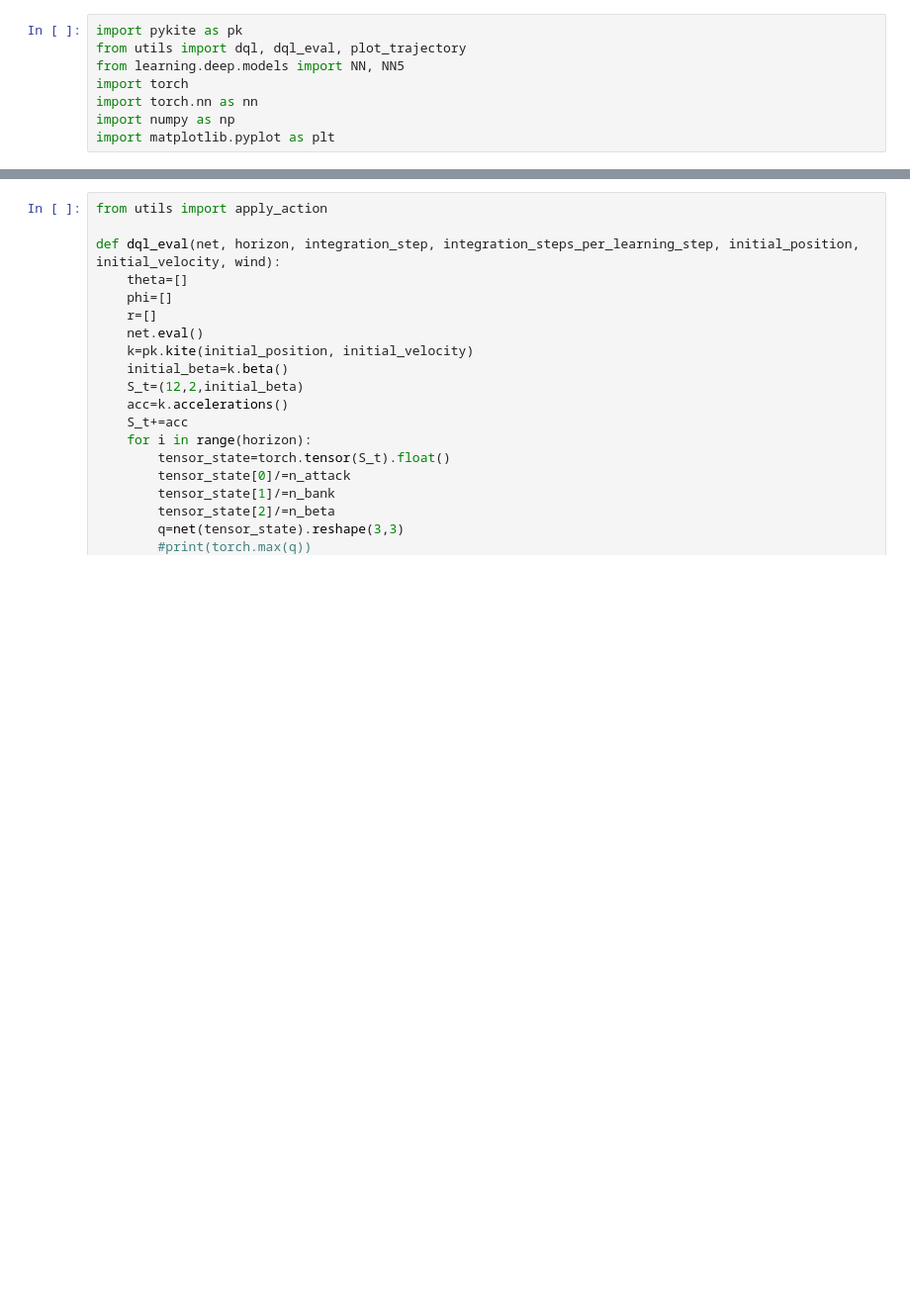
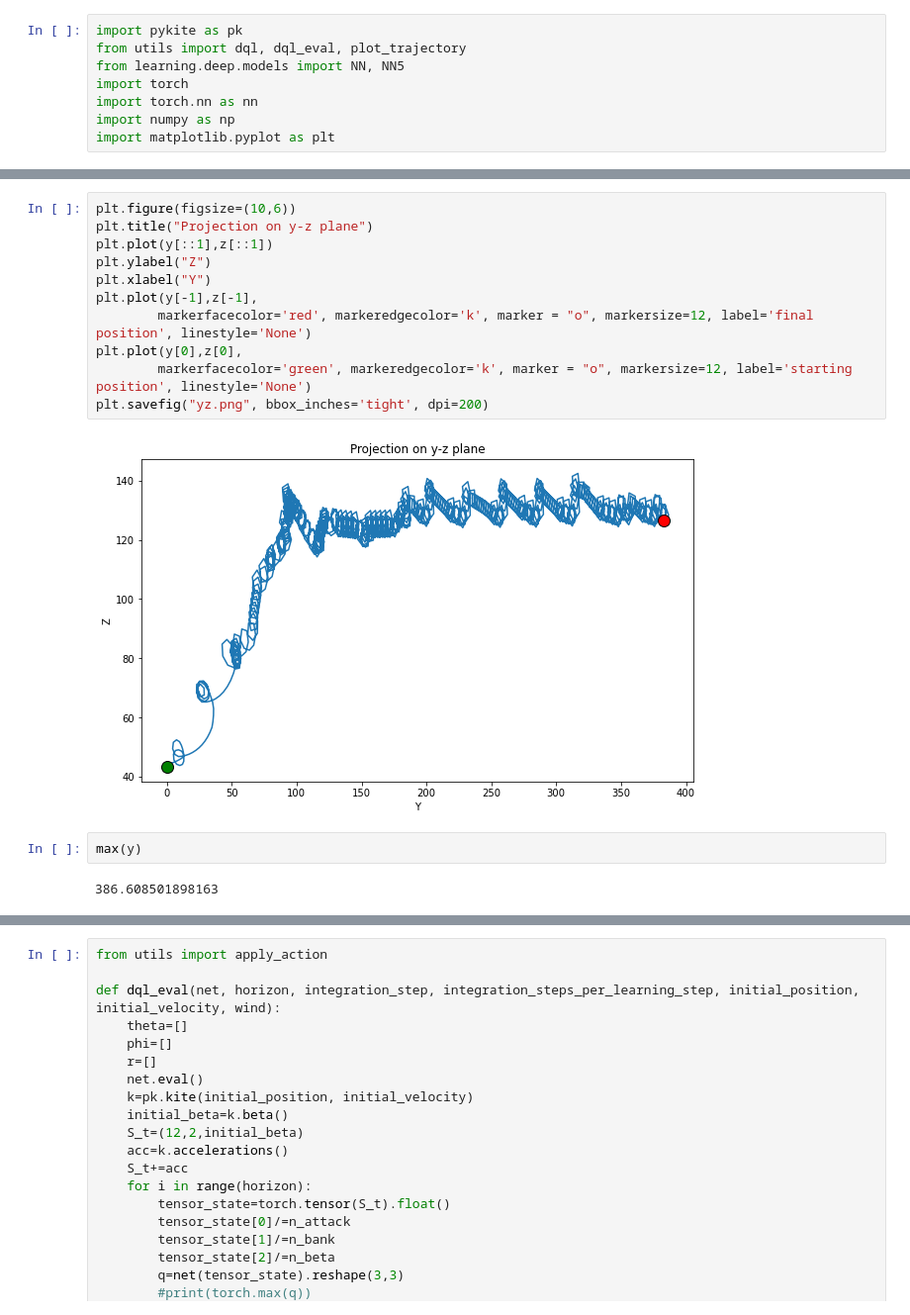
Before and after one commit to lorenzobasile/KiteRL, a Jupyter notebook: deep_acc.ipynb, the cells around one changed output, grey strips where cells are left out. Shown at 99% size. Drawn from its saved outputs; the diff is of its cells as text; blank space fills up the shorter version.

```diff
--- a/deep_acc.ipynb
+++ b/deep_acc.ipynb
@@ -50,0 +257,17 @@ NameError: name 'theta' is not defined
+# %%
+plt.figure(figsize=(10,6))
+plt.title("Projection on y-z plane")
+plt.plot(y[::1],z[::1])
+plt.ylabel("Z")
+plt.xlabel("Y")
+plt.plot(y[-1],z[-1],
+        markerfacecolor='red', markeredgecolor='k', marker = "o", markersize=12, label='final position', linestyle='None')
+plt.plot(y[0],z[0],
+        markerfacecolor='green', markeredgecolor='k', marker = "o", markersize=12, label='starting position', linestyle='None')
+plt.savefig("yz.png", bbox_inches='tight', dpi=200)
+# %% [output]
+[figure, added]
+# %%
+max(y)
+# %% [output]
+386.608501898163
```
Also changed, not shown: parts of 19 cells of this notebook, 15 other files.
